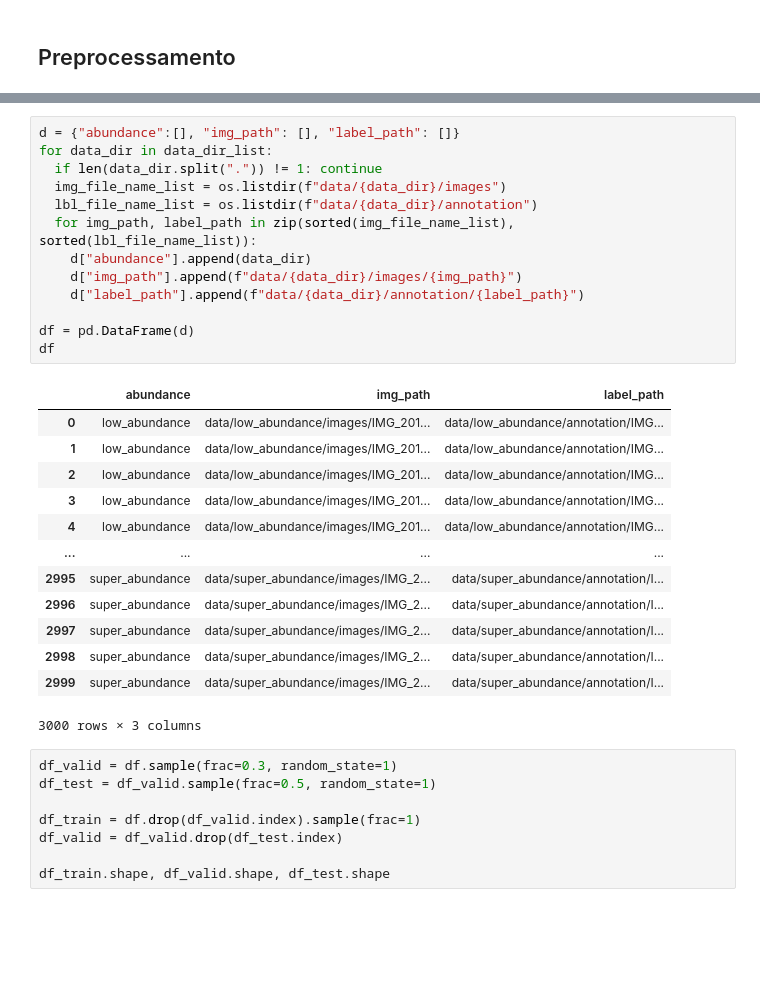
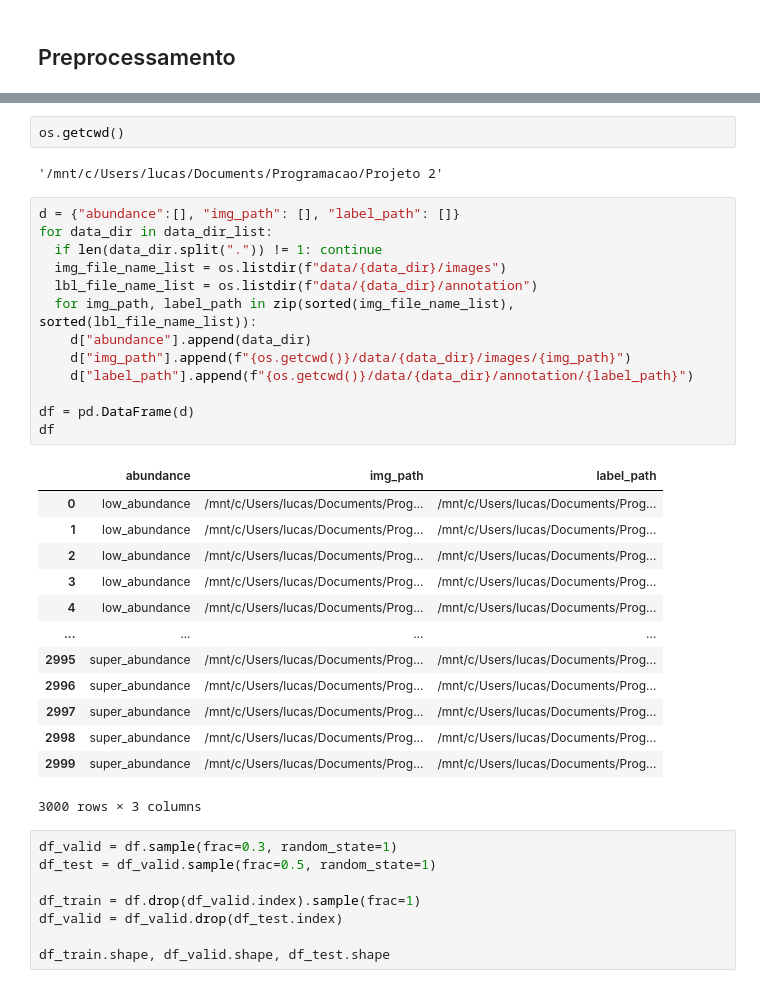
Before and after one commit to ABMHub/Whitefly-Detection, a Jupyter notebook: preprocessing.ipynb, the cells around one changed output, grey strips where cells are left out. Saved outputs shown, nothing was run; the diff lists cells and outputs as text; blank space fills up the shorter version.

```diff
--- a/preprocessing.ipynb
+++ b/preprocessing.ipynb
@@ -26,29 +30,33 @@ data_dir_list
+# %%
+os.getcwd()
+# %% [output]
+'/mnt/c/Users/lucas/Documents/Programacao/Projeto 2'
 # %%
 d = {"abundance":[], "img_path": [], "label_path": []}
 for data_dir in data_dir_list:
   if len(data_dir.split(".")) != 1: continue
   img_file_name_list = os.listdir(f"data/{data_dir}/images")
   lbl_file_name_list = os.listdir(f"data/{data_dir}/annotation")
   for img_path, label_path in zip(sorted(img_file_name_list), sorted(lbl_file_name_list)):
     d["abundance"].append(data_dir)
-    d["img_path"].append(f"data/{data_dir}/images/{img_path}")
-    d["label_path"].append(f"data/{data_dir}/annotation/{label_path}")
+    d["img_path"].append(f"{os.getcwd()}/data/{data_dir}/images/{img_path}")
+    d["label_path"].append(f"{os.getcwd()}/data/{data_dir}/annotation/{label_path}")
 
 df = pd.DataFrame(d)
 df
 # %% [output]
 |  | abundance | img_path | label_path |
-| 0 | low_abundance | data/low_abundance/images/IMG_201... | data/low_abundance/annotation/IMG... |
-| 1 | low_abundance | data/low_abundance/images/IMG_201... | data/low_abundance/annotation/IMG... |
-| 2 | low_abundance | data/low_abundance/images/IMG_201... | data/low_abundance/annotation/IMG... |
-| 3 | low_abundance | data/low_abundance/images/IMG_201... | data/low_abundance/annotation/IMG... |
-| 4 | low_abundance | data/low_abundance/images/IMG_201... | data/low_abundance/annotation/IMG... |
+| 0 | low_abundance | /mnt/c/Users/lucas/Documents/Prog... | /mnt/c/Users/lucas/Documents/Prog... |
+| 1 | low_abundance | /mnt/c/Users/lucas/Documents/Prog... | /mnt/c/Users/lucas/Documents/Prog... |
+| 2 | low_abundance | /mnt/c/Users/lucas/Documents/Prog... | /mnt/c/Users/lucas/Documents/Prog... |
+| 3 | low_abundance | /mnt/c/Users/lucas/Documents/Prog... | /mnt/c/Users/lucas/Documents/Prog... |
+| 4 | low_abundance | /mnt/c/Users/lucas/Documents/Prog... | /mnt/c/Users/lucas/Documents/Prog... |
 | ... | ... | ... | ... |
-| 2995 | super_abundance | data/super_abundance/images/IMG_2... | data/super_abundance/annotation/I... |
-| 2996 | super_abundance | data/super_abundance/images/IMG_2... | data/super_abundance/annotation/I... |
-| 2997 | super_abundance | data/super_abundance/images/IMG_2... | data/super_abundance/annotation/I... |
-| 2998 | super_abundance | data/super_abundance/images/IMG_2... | data/super_abundance/annotation/I... |
-| 2999 | super_abundance | data/super_abundance/images/IMG_2... | data/super_abundance/annotation/I... |
+| 2995 | super_abundance | /mnt/c/Users/lucas/Documents/Prog... | /mnt/c/Users/lucas/Documents/Prog... |
+| 2996 | super_abundance | /mnt/c/Users/lucas/Documents/Prog... | /mnt/c/Users/lucas/Documents/Prog... |
+| 2997 | super_abundance | /mnt/c/Users/lucas/Documents/Prog... | /mnt/c/Users/lucas/Documents/Prog... |
+| 2998 | super_abundance | /mnt/c/Users/lucas/Documents/Prog... | /mnt/c/Users/lucas/Documents/Prog... |
+| 2999 | super_abundance | /mnt/c/Users/lucas/Documents/Prog... | /mnt/c/Users/lucas/Documents/Prog... |
 3000 rows × 3 columns
 # %%
 df_valid = df.sample(frac=0.3, random_state=1)
```
Also changed, not shown: parts of 14 cells of this notebook, 3 other files.
